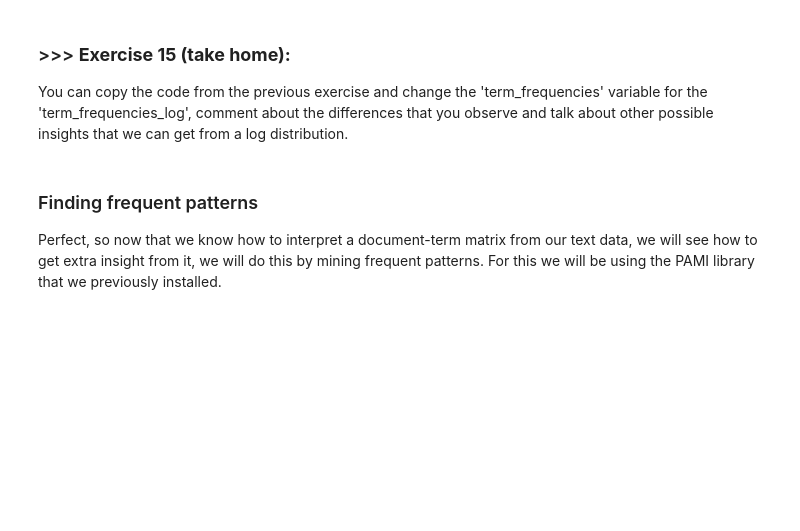
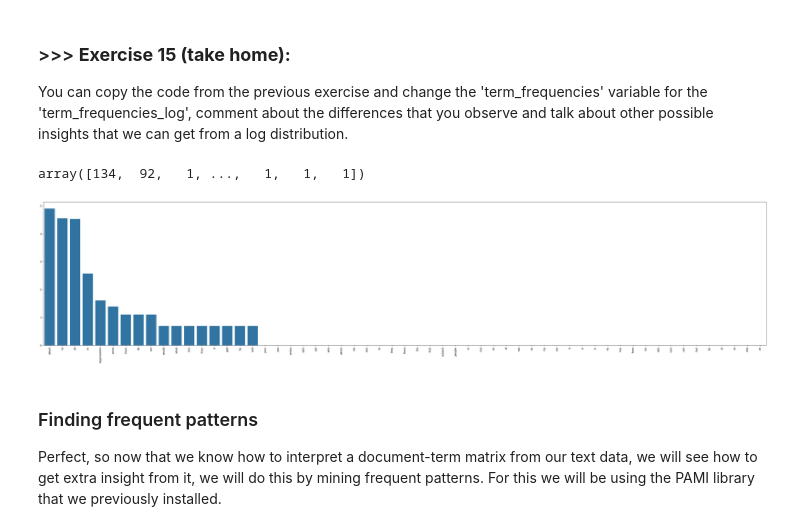
Before and after one commit to powy-e/DM2024-Lab1-Master, a Jupyter notebook: DM2024-Lab1-Master.ipynb, the cells around one changed output. Saved outputs shown, nothing was run; the diff lists cells and outputs as text; code cells hidden in the pictures; blank space fills up the shorter version.

```diff
--- a/DM2024-Lab1-Master.ipynb
+++ b/DM2024-Lab1-Master.ipynb
@@ -1098,3 +1096,24 @@ You can copy the code from the previous exercise and change the 'term_frequencie
+# %%
+term_frequencies
+# %% [output]
+array([134,  92,   1, ...,   1,   1,   1])
+# %%
+# Answer here
+LIM_FREQ = math.log(1500)
+
+term_frequencies_log = np.array(term_frequencies_log)
+feature_names = count_vect.get_feature_names_out()[term_frequencies_log >= LIM_FREQ]
+term_frequencies2 = term_frequencies[term_frequencies_log >= LIM_FREQ]
+
+# create a list of tuples and sort it (frequency first)
+term_frequencies2, feature_names = zip(*sorted(zip(term_frequencies_log, feature_names), reverse=True))
+
+plt.subplots(figsize=(50, 10))
+g = sns.barplot(x=feature_names,
+                y=term_frequencies2)
+g.set_xticklabels(feature_names, rotation = 90);
+# %% [output]
+[figure, added]
 # %% [markdown]
 ###  Finding frequent patterns
 Perfect, so now that we know how to interpret a document-term matrix from our text data, we will see how to get extra insight from it, we will do this by mining frequent patterns. For this we will be using the PAMI library that we previously installed.
```
Also changed, not shown: parts of 2 cells of this notebook.
